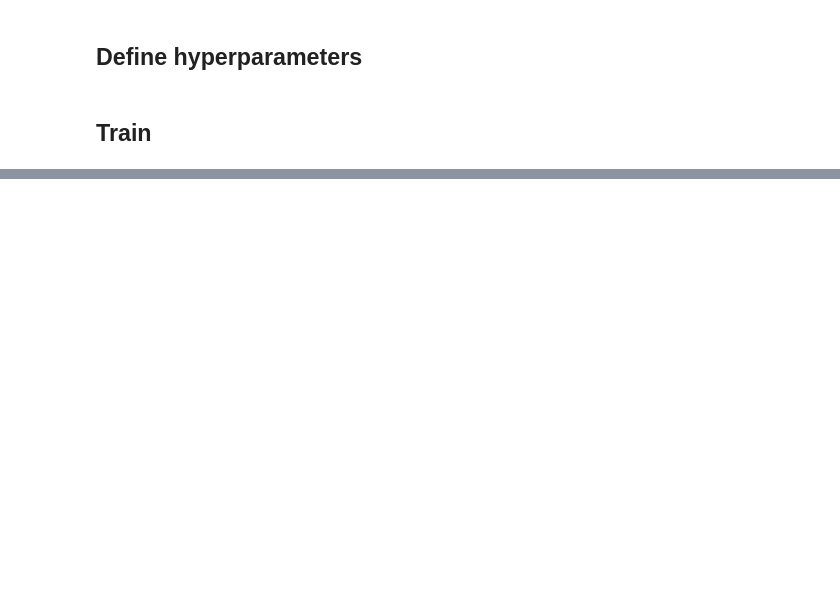
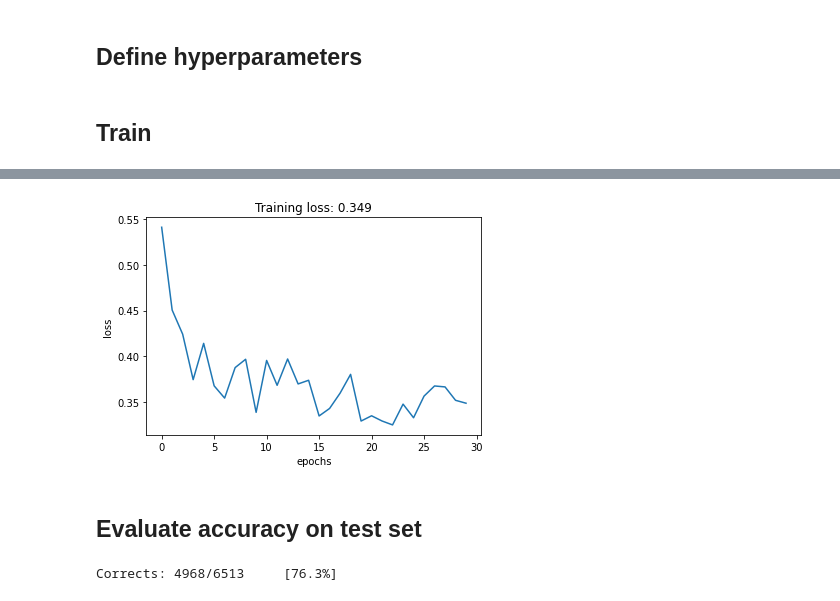
Before and after one commit to pablo-blancoc/adult-census-income, a Jupyter notebook: src/main.ipynb, the cells around one changed output, grey strips where cells are left out. Drawn from its saved outputs; the diff is of its cells as text; code cells hidden in the pictures; blank space fills up the shorter version.

Commit message:
done: 76.1% test accuracy

```diff
--- a/src/main.ipynb
+++ b/src/main.ipynb
@@ -339,7 +339,7 @@ class Model(nn.Module):
             nn.Dropout(p=p_dropout),
             nn.BatchNorm1d(32),
 
-            nn.Linear(in_features=32, out_features=1),
+            nn.Linear(in_features=32, out_features=2),
         ]
         self.layers = nn.Sequential(*layer_list)
 
@@ -362,8 +362,7 @@ class Model(nn.Module):
         x = torch.cat([x_cat, x_cont], dim=1)
 
         # apply layers
-        x = self.layers(x)
-        return torch.sigmoid(x)
+        return self.layers(x)
 # %%
 model = Model(embedding_sizes=embeddings_sizes, n_continuous=len(conts))
 model
@@ -388,12 +387,12 @@ Model(
 # %% [markdown]
 ## Define hyperparameters
 # %%
-criterion = nn.BCELoss()
-optimizer = torch.optim.Adam(params=model.parameters(), lr=0.001)
+optimizer = torch.optim.Adam(params=model.parameters(), lr=0.0006)
+criterion = nn.CrossEntropyLoss()
 # %% [markdown]
 ## Train
 # %%
-epochs = 50
+epochs = 30
 losses = []
 
 for epoch in range(epochs):
@@ -404,13 +403,13 @@ for epoch in range(epochs):
         y = y[0].float().reshape(-1, 1)
 
         y_pred = model(x_cat, x_cont)
-        loss = criterion(y_pred, y)
-        losses.append(loss.item())
+        loss = criterion(y_pred, y.flatten().long())
 
         # backpropagation
         optimizer.zero_grad()
         loss.backward()
         optimizer.step()
 
+    losses.append(loss.item())
     print(f"epoch: {epoch}      loss: {loss}")
 # %% [output]
@@ -436,0 +433,6 @@ plt.plot(range(len(losses)), losses)
+# %%
+plt.plot(range(len(losses)), losses)
+plt.xlabel("epochs")
+plt.ylabel("loss")
+plt.title(f"Training loss: {round(losses[-1], 3)}")
+# %% [output]
@@ -436,0 +440,24 @@ plt.plot(range(len(losses)), losses)
+[figure, added]
+# %% [markdown]
+## Evaluate accuracy on test set
+# %%
+corrects = 0
+
+with torch.no_grad():
+    for i, (x_cat, x_cont, y) in enumerate(zip(test_categorical_dataloader, test_continuous_dataloader, test_target_dataloader)):
+
+        # convert list to tensor
+        y = y[0].float().reshape(-1, 1)
+
+        # predict the value
+        y_val = model(x_cat, x_cont)
+
+        # sum to corrects to calculate accuracy
+        for y_val_point, y_point in zip(y_val.flatten(), y.flatten()):
+            if y_val_point.argmax() == y_point.item():
+                corrects += 1
+
+
+print(f"Corrects: {corrects}/{X_test.shape[0]}     [{round(corrects/X_test.shape[0], 3) * 100}%]")
+# %% [output]
+Corrects: 4968/6513     [76.3%]
```
Also changed, not shown: parts of 7 cells of this notebook, 1 other file.
